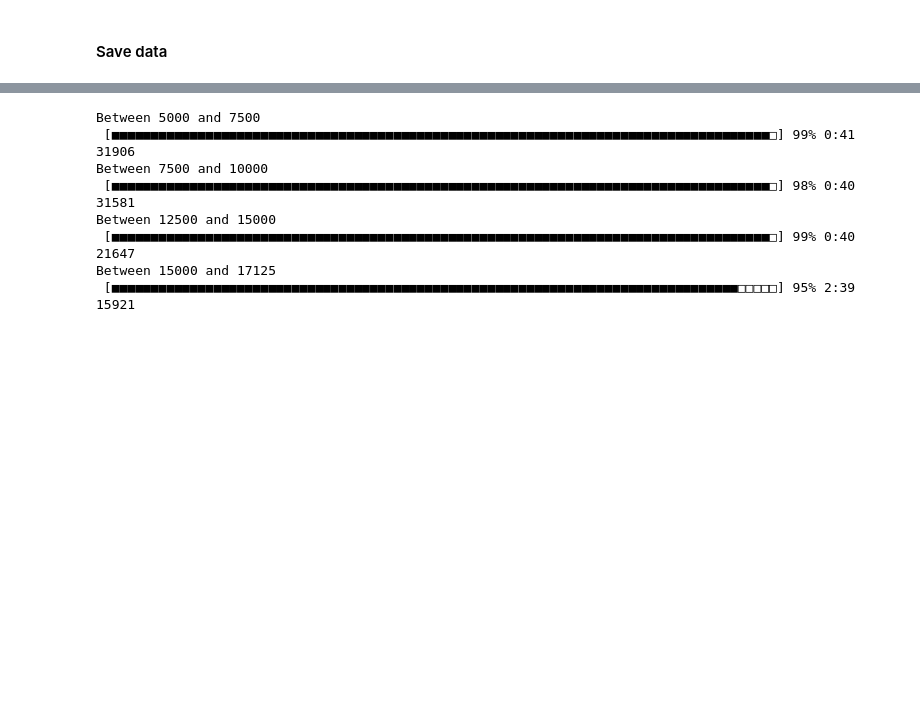
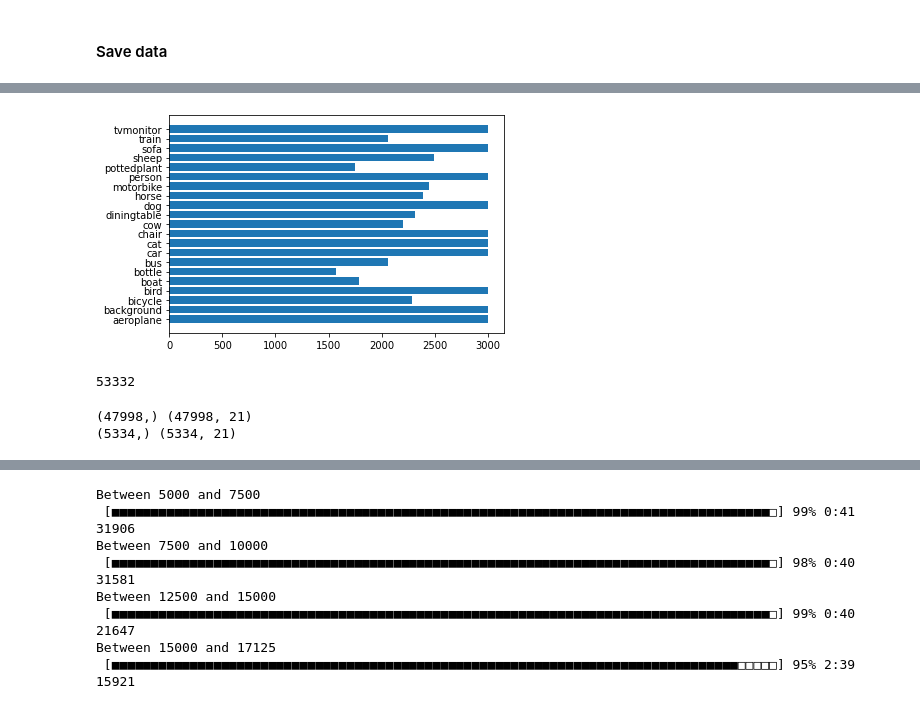
Before and after one commit to plorgue/jerry, a Jupyter notebook: r-cnn.ipynb, the cells around one changed output, grey strips where cells are left out. Saved outputs shown, nothing was run; the diff lists cells and outputs as text; code cells hidden in the pictures; blank space fills up the shorter version.

```diff
--- a/r-cnn.ipynb
+++ b/r-cnn.ipynb
@@ -390,0 +420,33 @@ def save_array(array, path):
+# %%
+def keep_part_of_data(x, y, nb_to_keep_per_class):
+    indexes = np.arange(len(y))
+    np.random.shuffle(indexes)
+
+    x_kept = []
+    y_kept = []
+    nb_of_class = len(y[0])
+    nb_per_class = np.zeros(nb_of_class)
+
+    for i in indexes:
+        a_class = np.where(y[i] == 1)[0][0]
+        if(nb_per_class[a_class] < nb_to_keep_per_class):
+            x_kept.append(x[i]['bbow_path'])
+            y_kept.append(y[i])
+            nb_per_class[a_class] +=1
+
+    return x_kept, y_kept
+# %%
+x_small, y_small = keep_part_of_data(x_train_info, y_train, 3000)
+draw_labels_in_y(y_small)
+print(len(y_small))
+# %% [output]
+[figure, added]
+53332
+# %%
+# Train and validation dataset
+X_train, X_test , Y_train, Y_test = train_test_split(np.array(x_small),np.array(y_small),test_size=0.10)
+print(X_train.shape, Y_train.shape)
+print(X_test.shape, Y_test.shape)
+# %% [output]
+(47998,) (47998, 21)
+(5334,) (5334, 21)
```
Also changed, not shown: parts of 45 cells of this notebook.
